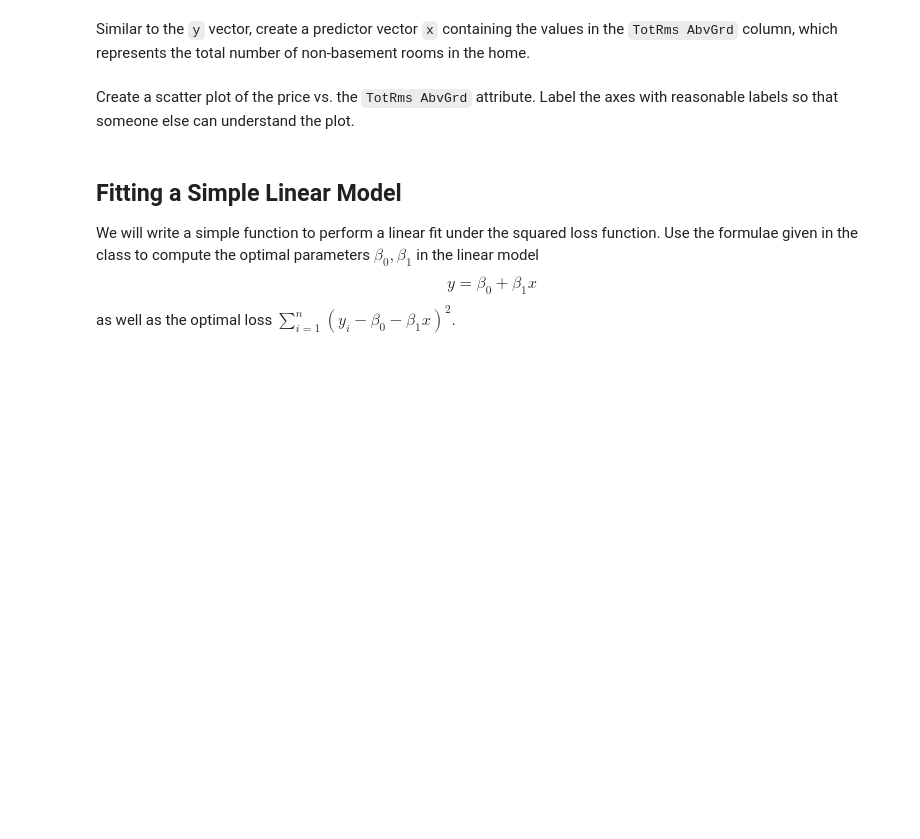
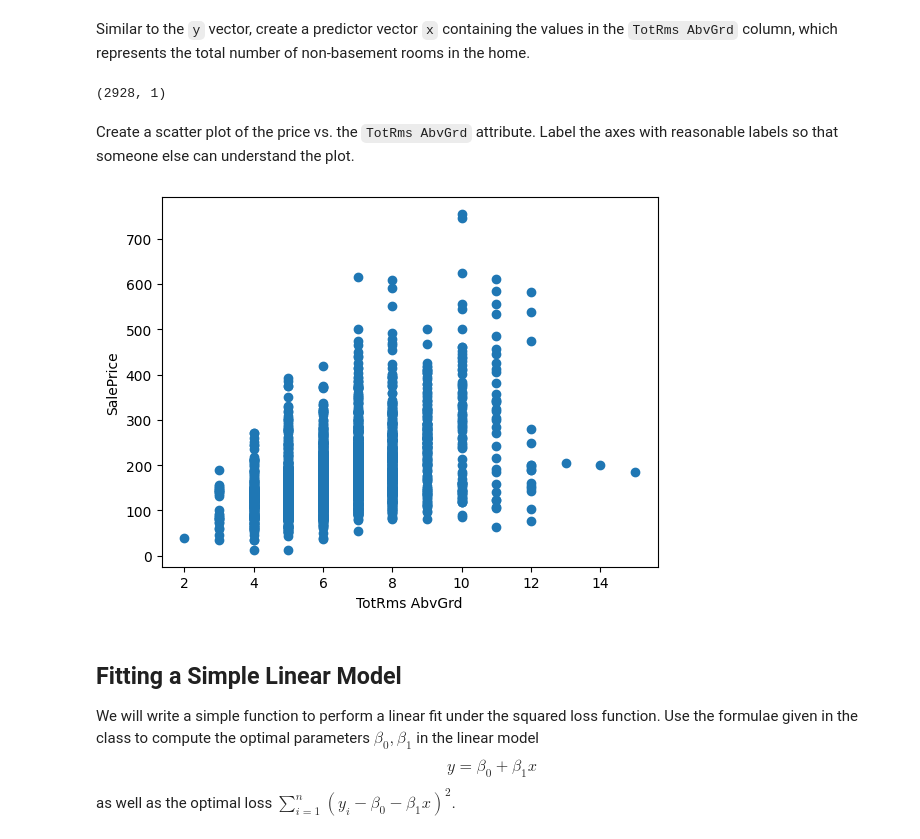
Before and after one commit to jithendra1798/ML-CS-GY-6923-B, a Jupyter notebook: 01_ML-cs-gy-6923-B-lab1.ipynb, the cells around one changed output. Cells and saved outputs as stored; diff of their text form; code cells hidden in the pictures; blank space fills up the shorter version.

Commit message:
Visualization is done

```diff
--- a/01_ML-cs-gy-6923-B-lab1.ipynb
+++ b/01_ML-cs-gy-6923-B-lab1.ipynb
@@ -121,2 +118,9 @@ Similar to the `y` vector, create a predictor vector `x` containing the values i
+# %%
+# TODO
+features = ['TotRms AbvGrd']
+X = df[features]
+X.shape
+# %% [output]
+(2928, 1)
 # %% [markdown]
 Create a scatter plot of the price vs. the `TotRms AbvGrd` attribute.  Label the axes with reasonable labels so that someone else can understand the plot.
@@ -125,3 +127,11 @@ Create a scatter plot of the price vs. the `TotRms AbvGrd` attribute.  Label the
+# %%
+# TODO
+plt.scatter(X, y)
+plt.xlabel(features[0])
+plt.ylabel(label)
+plt.show()
+# %% [output]
+[figure, added]
 # %% [markdown]
 ## Fitting a Simple Linear Model
 
```
Also changed, not shown: parts of 2 cells of this notebook.
